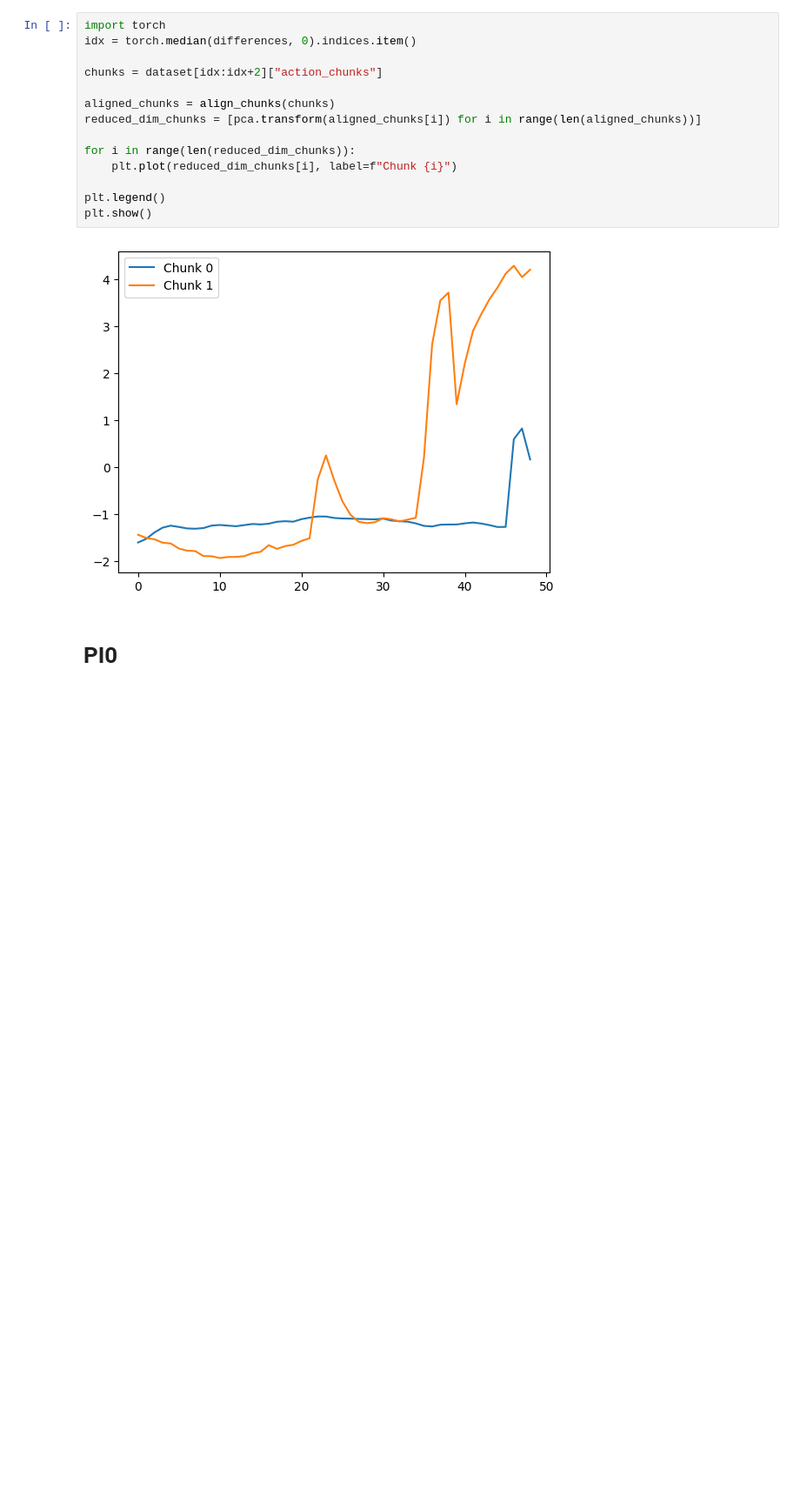
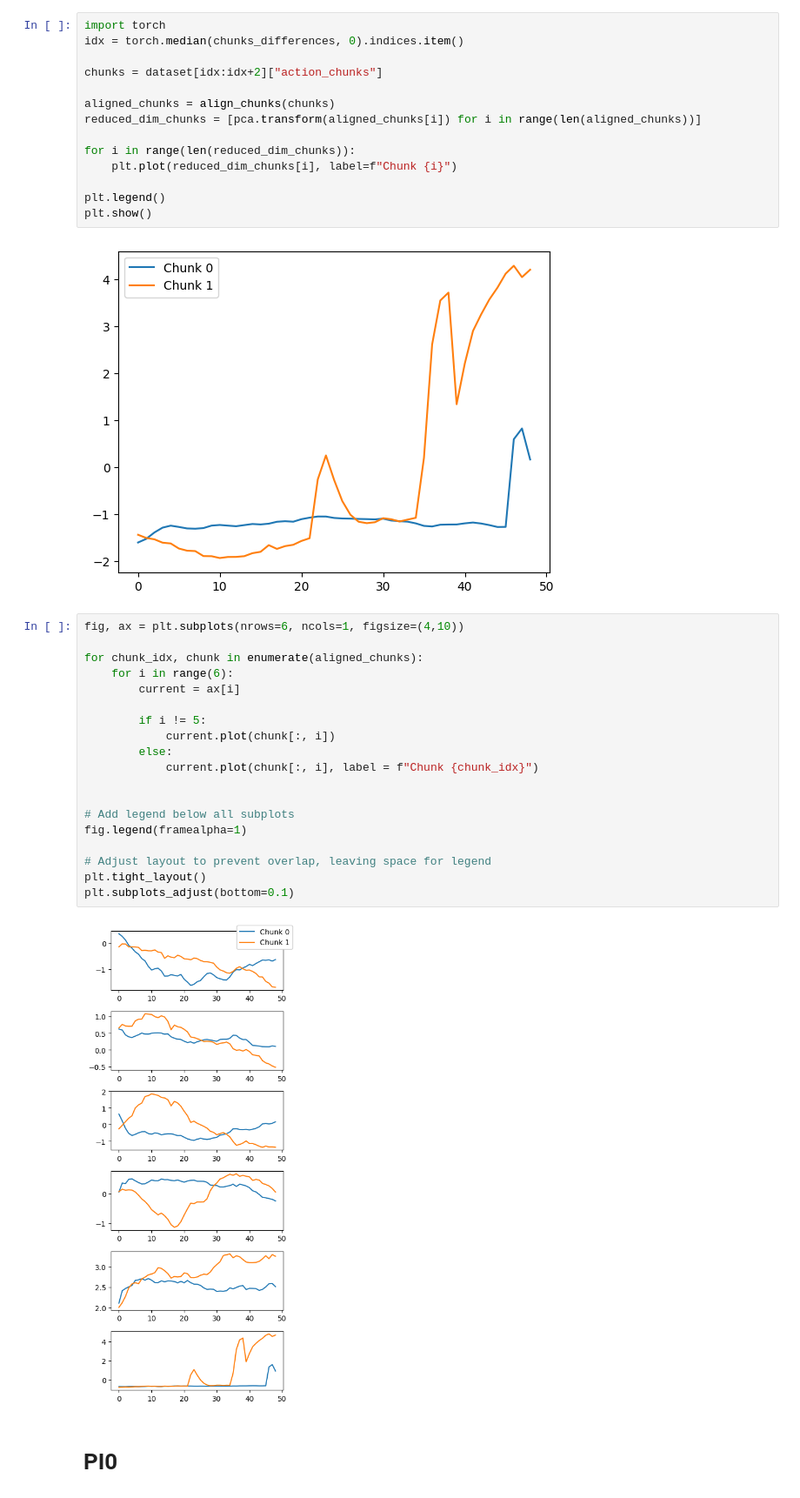
Before and after one commit to fracapuano/c-chunks, a Jupyter notebook: analysis/zeroshot.ipynb, the cells around one changed output. Shown at 87% size. Drawn from its saved outputs; the diff is of its cells as text; blank space fills up the shorter version.

```diff
--- a/analysis/zeroshot.ipynb
+++ b/analysis/zeroshot.ipynb
@@ -32,6 +78,6 @@ pca = reduce_chunks_dim(dataset)
 # %%
 import torch
-idx = torch.median(differences, 0).indices.item()
+idx = torch.median(chunks_differences, 0).indices.item()
 
 chunks = dataset[idx:idx+2]["action_chunks"]
 
@@ -45,6 +91,27 @@ plt.legend()
 plt.show()
 # %% [output]
 [figure]
+# %%
+fig, ax = plt.subplots(nrows=6, ncols=1, figsize=(4,10))
+
+for chunk_idx, chunk in enumerate(aligned_chunks):
+    for i in range(6):
+        current = ax[i]
+
+        if i != 5:
+            current.plot(chunk[:, i])
+        else:
+            current.plot(chunk[:, i], label = f"Chunk {chunk_idx}")
+
+
+# Add legend below all subplots
+fig.legend(framealpha=1)
+
+# Adjust layout to prevent overlap, leaving space for legend
+plt.tight_layout()
+plt.subplots_adjust(bottom=0.1)
+# %% [output]
+[figure, added]
 # %% [markdown]
 # PI0
 # %%
```
Also changed, not shown: parts of 13 cells of this notebook, 2 other files.
